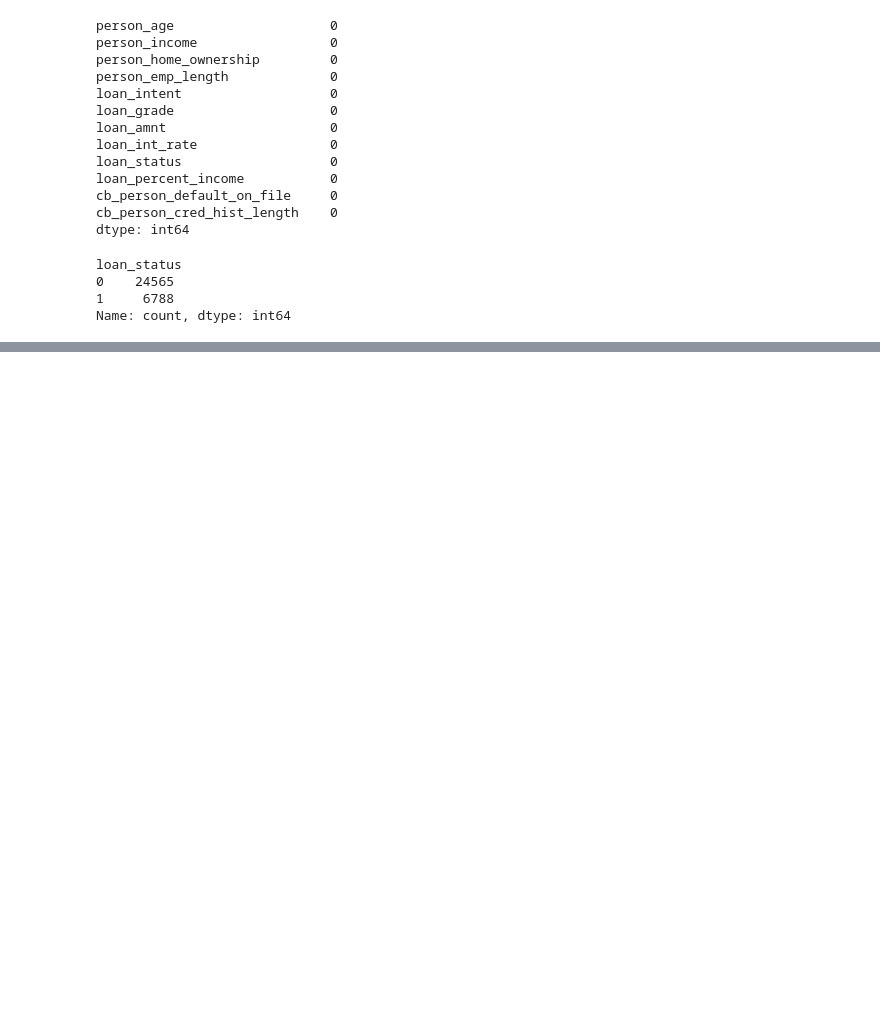
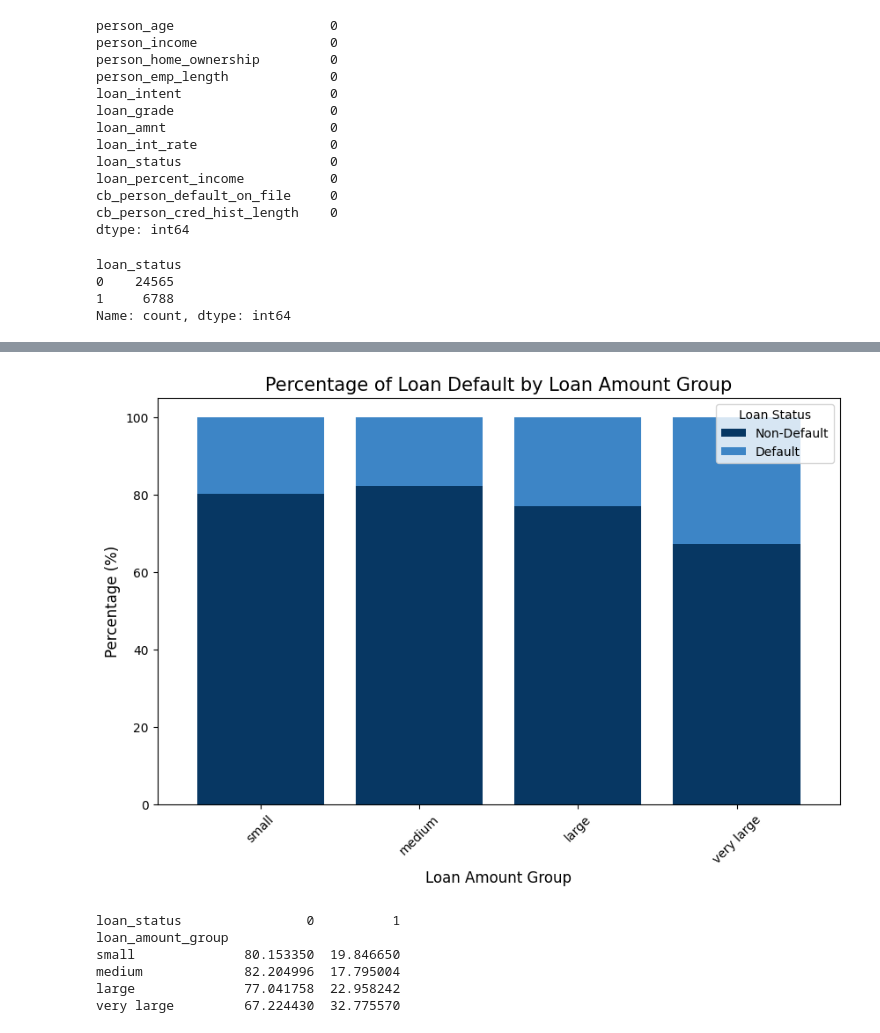
Before and after one commit to ruchira-bogahawatta/BIS-Analysis, a Jupyter notebook: assignment.ipynb, the cells around one changed output, grey strips where cells are left out. Cells and saved outputs as stored; diff of their text form; code cells hidden in the pictures; blank space fills up the shorter version.

```diff
--- a/assignment.ipynb
+++ b/assignment.ipynb
@@ -424,0 +473,36 @@ Name: count, dtype: int64
+# %%
+# Feature Engineering - Creating New Features using Binning to derive meaningful insights
+
+# Define loan bins and labels
+loan_bins = [0, 5000, 10000, 15000, float('inf')]
+loan_labels = ['small', 'medium', 'large', 'very large']
+
+# Categorize loan amounts into defined bins
+data['loan_amount_group'] = pd.cut(data['loan_amnt'], bins=loan_bins, labels=loan_labels, right=True)
+
+# Create a cross-tab to show the distribution of loan status (default vs non-default) within each loan amount group
+cross_tab = pd.crosstab(data['loan_amount_group'], data['loan_status'], normalize='index') * 100
+
+# Plot stacked bar chart
+cross_tab.plot(kind='bar', stacked=True, figsize=(10, 6), color=['#073763', '#3d85c6'], width=0.8)
+
+# Add labels and title
+plt.title('Percentage of Loan Default by Loan Amount Group', fontsize=15)
+plt.xlabel('Loan Amount Group', fontsize=12)
+plt.ylabel('Percentage (%)', fontsize=12)
+plt.xticks(rotation=45)
+plt.legend(title='Loan Status', labels=['Non-Default', 'Default'], loc='upper right')
+
+# Display the plot
+plt.show()
+
+# Print the cross-tab to view the proportions
+print(cross_tab)
+# %% [output]
+[figure, added]
+loan_status                0          1
+loan_amount_group
+small              80.153350  19.846650
+medium             82.204996  17.795004
+large              77.041758  22.958242
+very large         67.224430  32.775570
```
Also changed, not shown: parts of 9 cells of this notebook.
